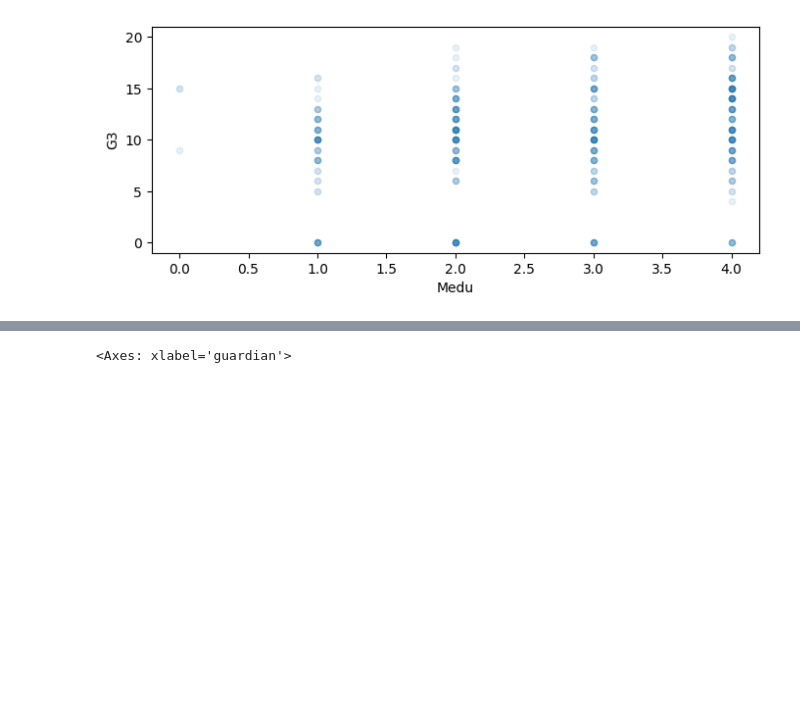
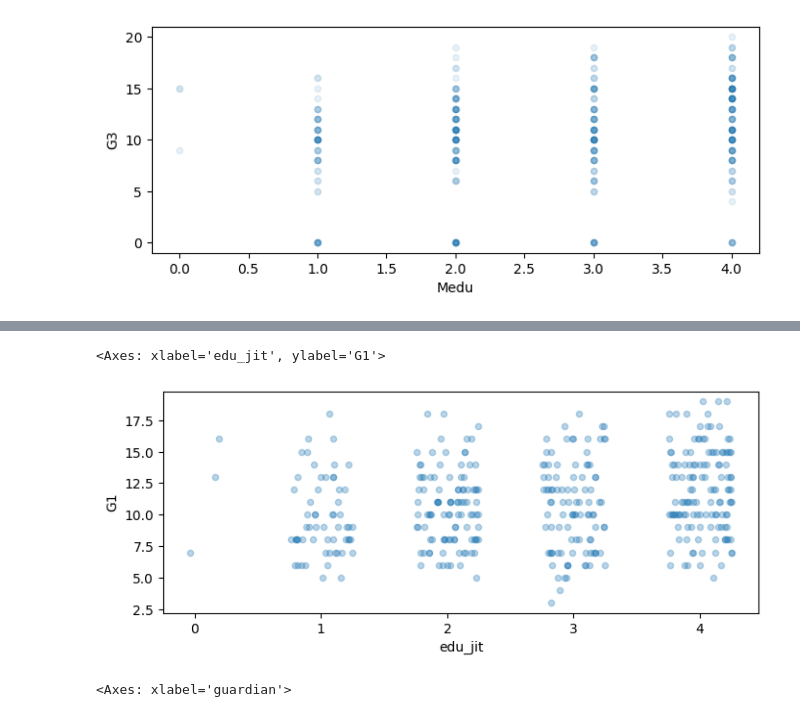
Before and after one commit to agpt8/data_science_portfolio, a Jupyter notebook: student-data-analysis.ipynb, the cells around one changed output, grey strips where cells are left out. Drawn from its saved outputs; the diff is of its cells as text; code cells hidden in the pictures; blank space fills up the shorter version.

```diff
--- a/student-data-analysis.ipynb
+++ b/student-data-analysis.ipynb
@@ -649,3 +649,12 @@ def jitter(df, col, amt=0.5):
+# %%
+(
+    df.assign(edu_jit=lambda df_: jitter(df_, col="Medu")).plot.scatter(
+        x="edu_jit", y="G1", alpha=0.3, figsize=(8, 3)
+    )
+)
+# %% [output]
+<Axes: xlabel='edu_jit', ylabel='G1'>
+[figure, added]
 # %%
 df.guardian.value_counts().plot.bar(figsize=(8, 3))
 # %% [output]
```
Also changed, not shown: parts of 5 cells of this notebook.
